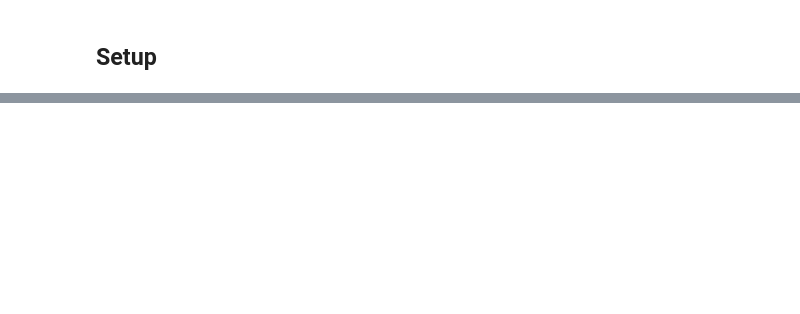
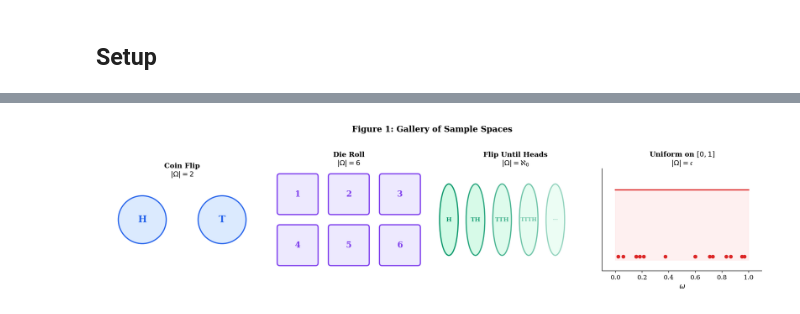
Before and after one commit to jonx0037/formalStatistics, a Jupyter notebook: notebooks/sample-spaces/01_sample_spaces_events_axioms.ipynb, the cells around one changed output, grey strips where cells are left out. Drawn from its saved outputs; the diff is of its cells as text; code cells hidden in the pictures; blank space fills up the shorter version.

```diff
--- a/notebooks/sample-spaces/01_sample_spaces_events_axioms.ipynb
+++ b/notebooks/sample-spaces/01_sample_spaces_events_axioms.ipynb
@@ -52,0 +111,69 @@ import numpy as npimport matplotlib.pyplot as pltfrom matplotlib.gridspec import
+# %%
+# ── Figure 1: Gallery of sample spaces ──────────────────────────────────────
+np.random.seed(42)
+
+fig, axes = plt.subplots(1, 4, figsize=(16, 4))
+
+# Panel 1: Coin flip — finite, |Ω| = 2
+ax = axes[0]
+ax.set_xlim(-0.5, 1.5)
+ax.set_ylim(-0.5, 0.5)
+ax.set_aspect('equal')
+for i, label in enumerate(['H', 'T']):
+    circle = Circle((i, 0), 0.3, fill=True, facecolor=C['lt_blue'],
+                     edgecolor=C['primary'], linewidth=2)
+    ax.add_patch(circle)
+    ax.text(i, 0, label, ha='center', va='center', fontsize=16, fontweight='bold',
+            color=C['primary'])
+ax.set_title('Coin Flip\n$|\Omega| = 2$', fontsize=12)
+ax.axis('off')
+
+# Panel 2: Die roll — finite, |Ω| = 6
+ax = axes[1]
+ax.set_xlim(-0.5, 2.5)
+ax.set_ylim(-0.5, 1.5)
+ax.set_aspect('equal')
+positions = [(0, 1), (1, 1), (2, 1), (0, 0), (1, 0), (2, 0)]
+for (x, y), val in zip(positions, range(1, 7)):
+    rect = FancyBboxPatch((x - 0.35, y - 0.35), 0.7, 0.7, boxstyle="round,pad=0.05",
+                          facecolor=C['lt_purple'], edgecolor=C['secondary'], linewidth=2)
+    ax.add_patch(rect)
+    ax.text(x, y, str(val), ha='center', va='center', fontsize=14, fontweight='bold',
+            color=C['secondary'])
+ax.set_title('Die Roll\n$|\Omega| = 6$', fontsize=12)
+ax.axis('off')
+
+# Panel 3: Coin flips until heads — countably infinite
+ax = axes[2]
+ax.set_xlim(-0.5, 5.5)
+ax.set_ylim(-0.5, 0.5)
+labels = ['H', 'TH', 'TTH', 'TTTH', '···']
+for i, label in enumerate(labels):
+    alpha = 1.0 - 0.15 * i
+    circle = Circle((i, 0), 0.35, fill=True, facecolor=C['lt_green'],
+                     edgecolor=C['accent'], linewidth=2, alpha=alpha)
+    ax.add_patch(circle)
+    ax.text(i, 0, label, ha='center', va='center', fontsize=10 if i < 3 else 9,
+            fontweight='bold', color=C['accent'], alpha=alpha)
+ax.set_title('Flip Until Heads\n' r'$|\Omega| = \aleph_0$', fontsize=12)
+ax.axis('off')
+
+# Panel 4: Uniform on [0,1] — uncountable
+ax = axes[3]
+x = np.linspace(0, 1, 200)
+ax.fill_between(x, 0, 1, color=C['lt_red'], alpha=0.5)
+ax.plot(x, np.ones_like(x), color=C['danger'], linewidth=2)
+samples = np.random.uniform(0, 1, 15)
+ax.scatter(samples, np.zeros_like(samples) + 0.05, color=C['danger'], s=30, zorder=5)
+ax.set_xlim(-0.1, 1.1)
+ax.set_ylim(-0.15, 1.3)
+ax.set_xlabel('$\omega$')
+ax.set_title('Uniform on $[0,1]$\n$|\Omega| = \mathfrak{c}$', fontsize=12)
+ax.set_yticks([])
+
+plt.suptitle('Figure 1: Gallery of Sample Spaces', fontsize=14, fontweight='bold', y=1.02)
+plt.tight_layout()
+plt.savefig('sample-spaces-gallery.png', dpi=150, bbox_inches='tight')
+plt.show()
+# %% [output]
+[figure, added]
```
Also changed, not shown: parts of 48 cells of this notebook, 30 other files.
